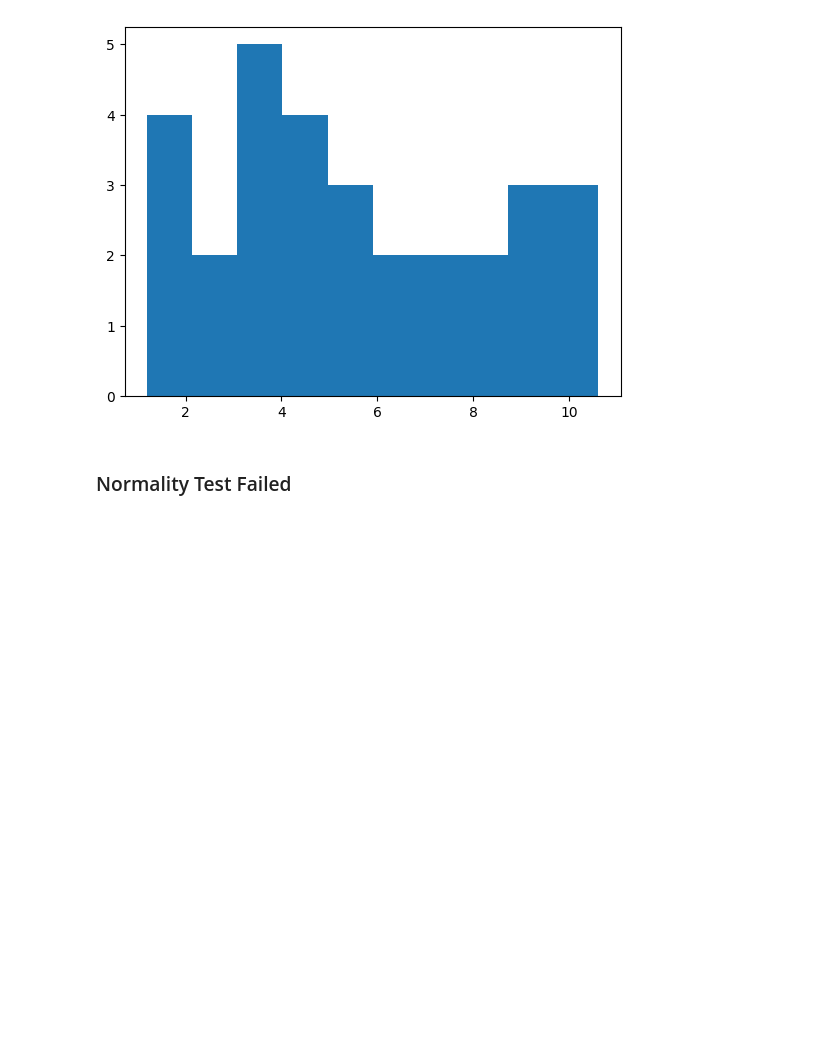
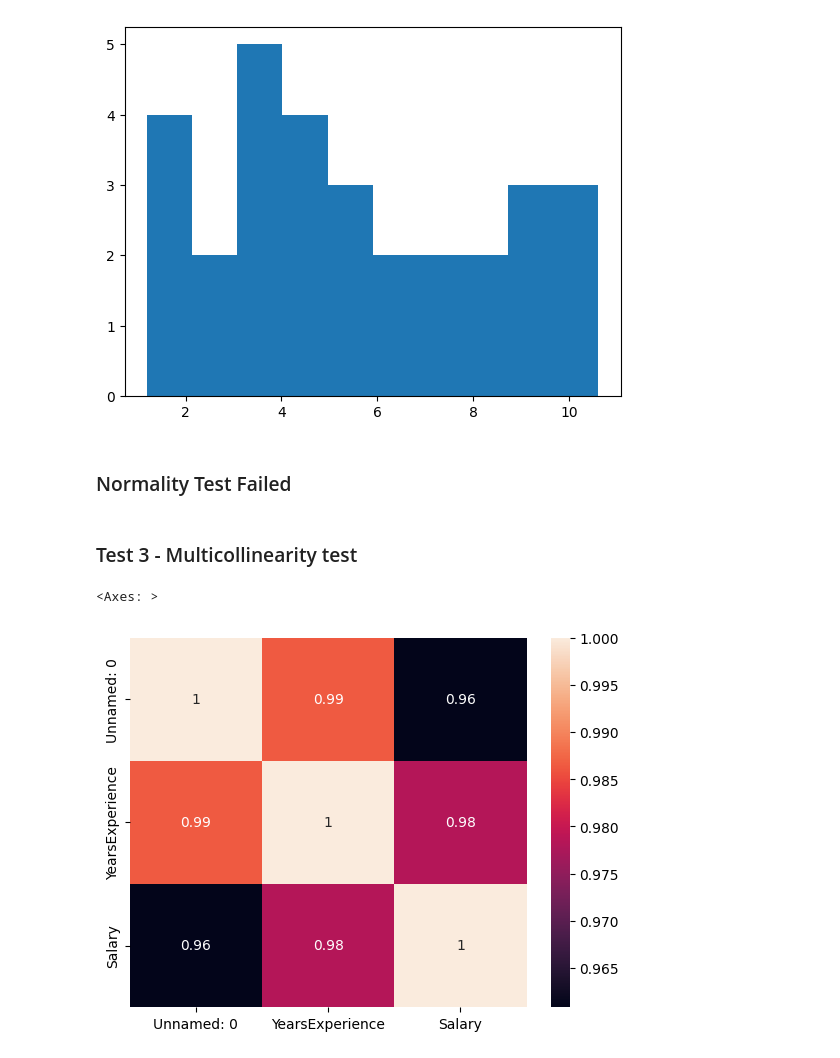
Before and after one commit to Vignesh-H-Space/Learning, a Jupyter notebook: ProITBridge/Machine Learning/01_Practice_Linear Regression/Salary_Prediction.ipynb, the cells around one changed output. Saved outputs shown, nothing was run; the diff lists cells and outputs as text; code cells hidden in the pictures; blank space fills up the shorter version.

Commit message:
Multicollinearity Test

```diff
--- a/ProITBridge/Machine Learning/01_Practice_Linear Regression/Salary_Prediction.ipynb
+++ b/ProITBridge/Machine Learning/01_Practice_Linear Regression/Salary_Prediction.ipynb
@@ -95,3 +95,12 @@ plt.hist(x = "YearsExperience", data = salary_data)
 [figure]
 # %% [markdown]
 ### Normality Test Failed
+# %% [markdown]
+### Test 3 - Multicollinearity test
+# %%
+corr_matrix = salary_data.corr()
+# %%
+sns.heatmap(corr_matrix,annot=True)
+# %% [output]
+<Axes: >
+[figure, added]
```
